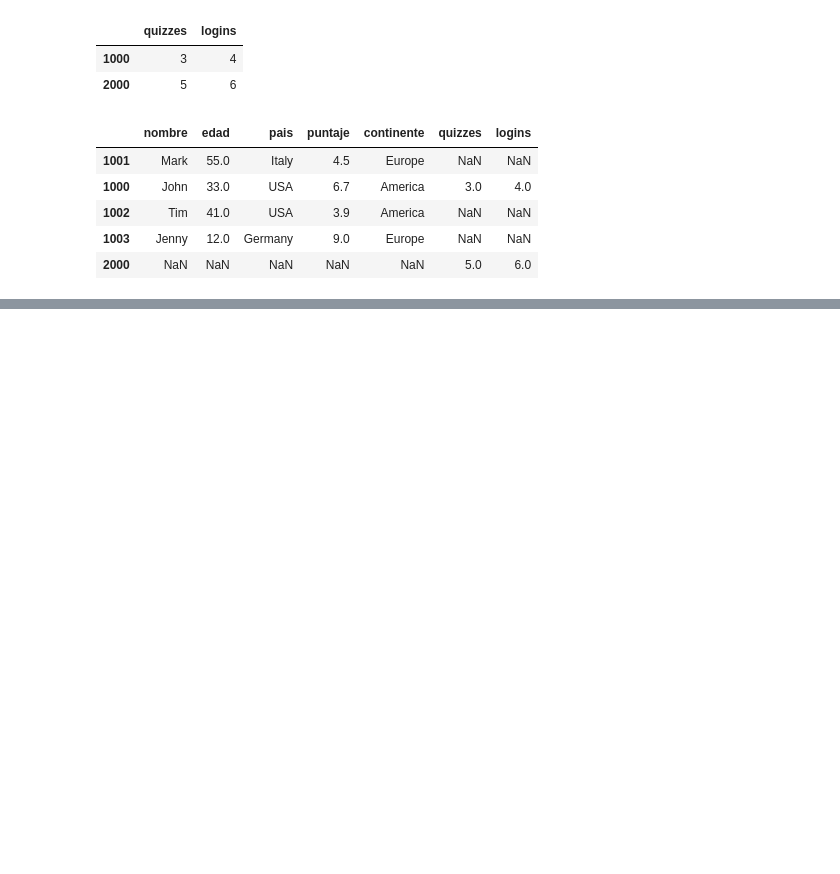
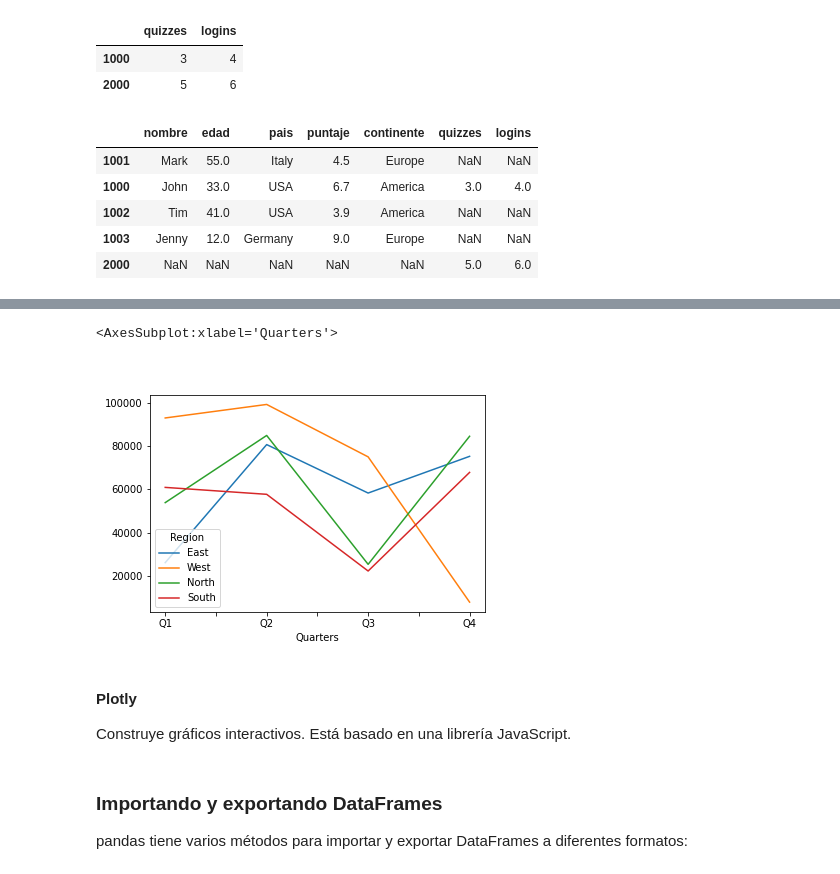
Before and after one commit to EricJDavila/PythonForExcel, a Jupyter notebook: cap0501_pandas.ipynb, the cells around one changed output, grey strips where cells are left out. Cells and saved outputs as stored; diff of their text form; code cells hidden in the pictures; blank space fills up the shorter version.

Commit message:
Final del capítulo 5 sobre pandas.

```diff
--- a/cap0501_pandas.ipynb
+++ b/cap0501_pandas.ipynb
@@ -743,0 +963,9 @@ pd.concat([df, mas_categorias], axis=1)
+# %%
+#Se crea un DataFrame usando datos creados con NumPy.
+#Esto permite apalancarse en los constructores de NumPy.
+data = pd.DataFrame(data=np.random.rand(4, 4) * 100000,
+                    index=["Q1", "Q2", "Q3", "Q4"],
+                    columns=["East", "West", "North", "South"])
+data.index.name = "Quarters"
+data.columns.name = "Region"
+data
@@ -743,0 +979,8 @@ pd.concat([df, mas_categorias], axis=1)
+# %%
+data.plot() #Atajo para data.plot.line()
+# %% [output]
+<AxesSubplot:xlabel='Quarters'>
+[figure, added]
+# %% [markdown]
+#### Plotly
+Construye gráficos interactivos. Está basado en una librería JavaScript.
@@ -743,0 +996,3 @@ pd.concat([df, mas_categorias], axis=1)
+# %% [markdown]
+### Importando y exportando DataFrames
+pandas tiene varios métodos para importar y exportar DataFrames a diferentes formatos:
```
Also changed, not shown: parts of 44 cells of this notebook, 2 other files.
